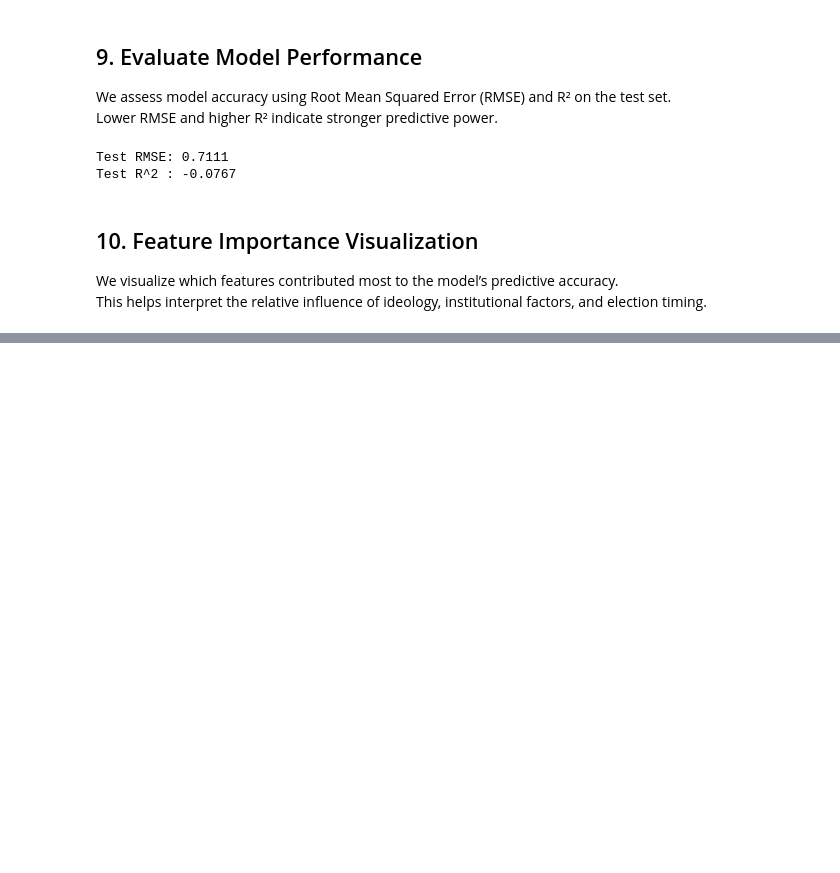
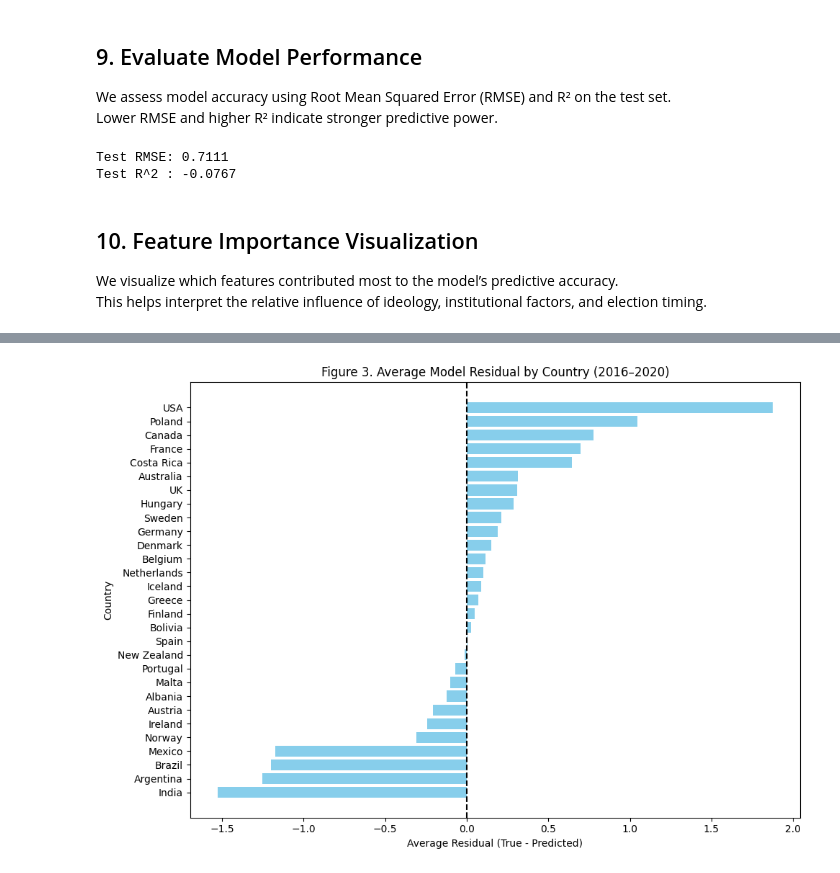
Before and after one commit to hieu-mtran/geopolitical-forecasting, a Jupyter notebook: notebook/dir_un_alignment.ipynb, the cells around one changed output, grey strips where cells are left out. Saved outputs shown, nothing was run; the diff lists cells and outputs as text; code cells hidden in the pictures; blank space fills up the shorter version.

```diff
--- a/notebook/dir_un_alignment.ipynb
+++ b/notebook/dir_un_alignment.ipynb
@@ -261,0 +291,15 @@ plt.show()
+# %%
+# 4. Average residual by country
+country_res = res.groupby("country", as_index=False)["residual"].mean()
+country_res = country_res.sort_values("residual")
+
+plt.figure(figsize=(10,7))
+plt.barh(country_res["country"], country_res["residual"], color="skyblue")
+plt.axvline(0, color="black", linestyle="--")
+plt.xlabel("Average Residual (True - Predicted)")
+plt.ylabel("Country")
+plt.title("Figure 3. Average Model Residual by Country (2016–2020)")
+plt.tight_layout()
+plt.show()
+# %% [output]
+[figure, added]
```
Also changed, not shown: parts of 15 cells of this notebook, 2 other files.
